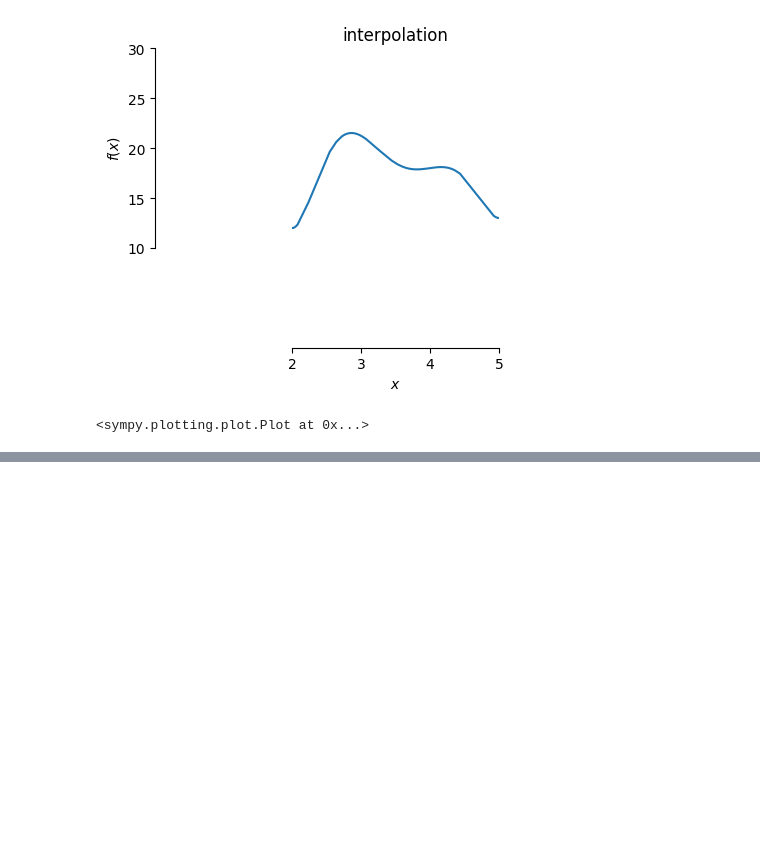
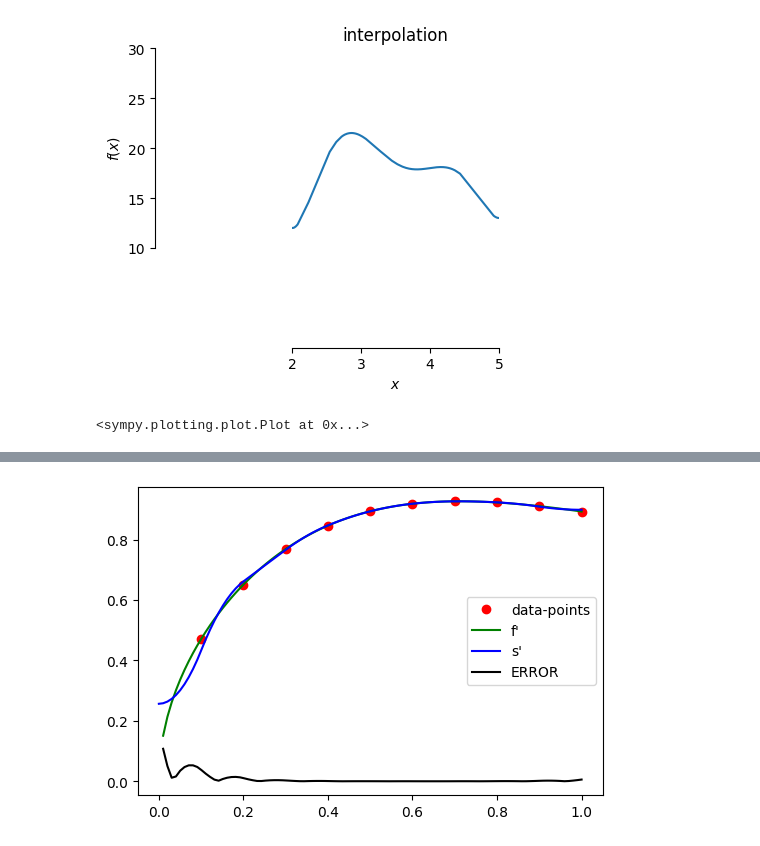
Before and after one commit to sinaapolo969/numericalAnalysis, a Jupyter notebook: numericalAnalysis.ipynb, the cells around one changed output, grey strips where cells are left out. Saved outputs shown, nothing was run; the diff lists cells and outputs as text; code cells hidden in the pictures; blank space fills up the shorter version.

```diff
--- a/numericalAnalysis.ipynb
+++ b/numericalAnalysis.ipynb
@@ -1103,0 +1208,6 @@ sp.plot(f_interpolate, ylim = [10, 30], xlim = [2, 5], title = 'interpolation')
+# %%
+# plot f_prime
+y_prime = np.array([float(f_prime.subs(x, i)) for i in X])
+plot_data(X, y_prime, x_val, y_val_f_prime, y_val_s_prime, 'f\'', 's\'')
+# %% [output]
+[figure, added]
```
Also changed, not shown: parts of 34 cells of this notebook.
